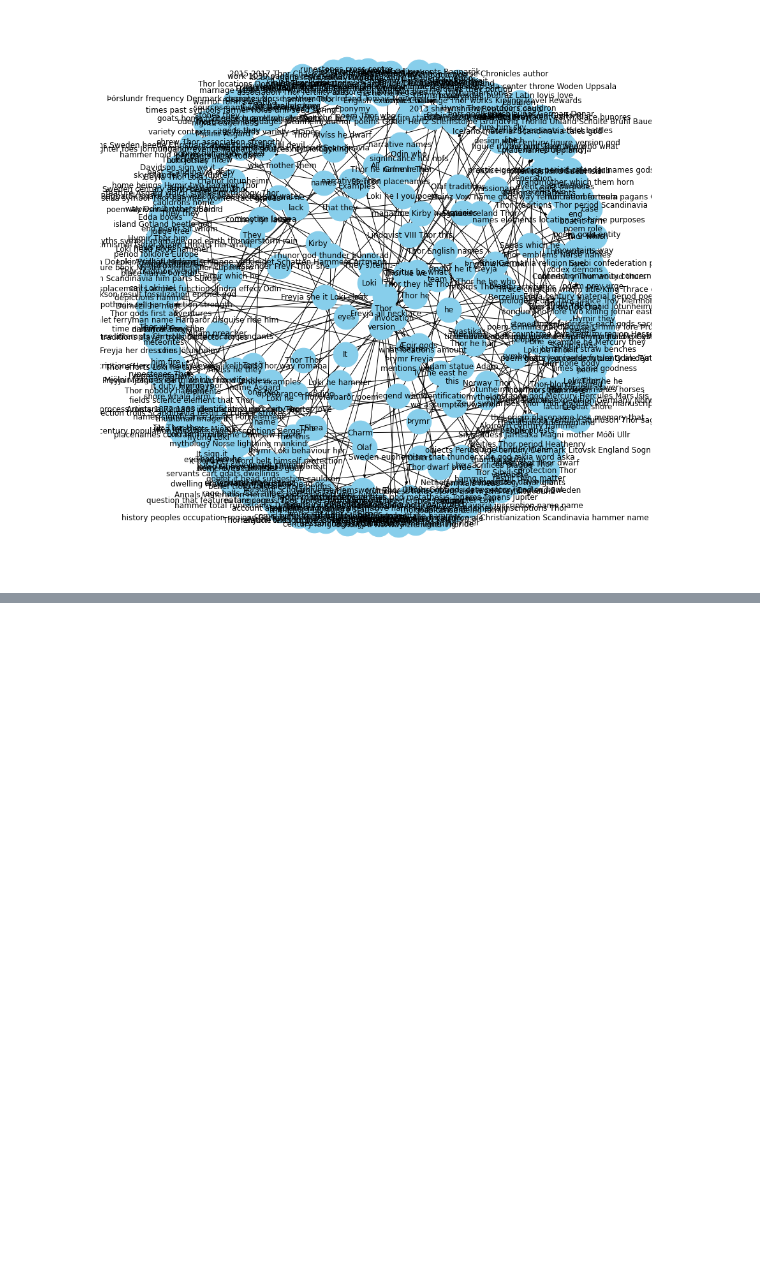
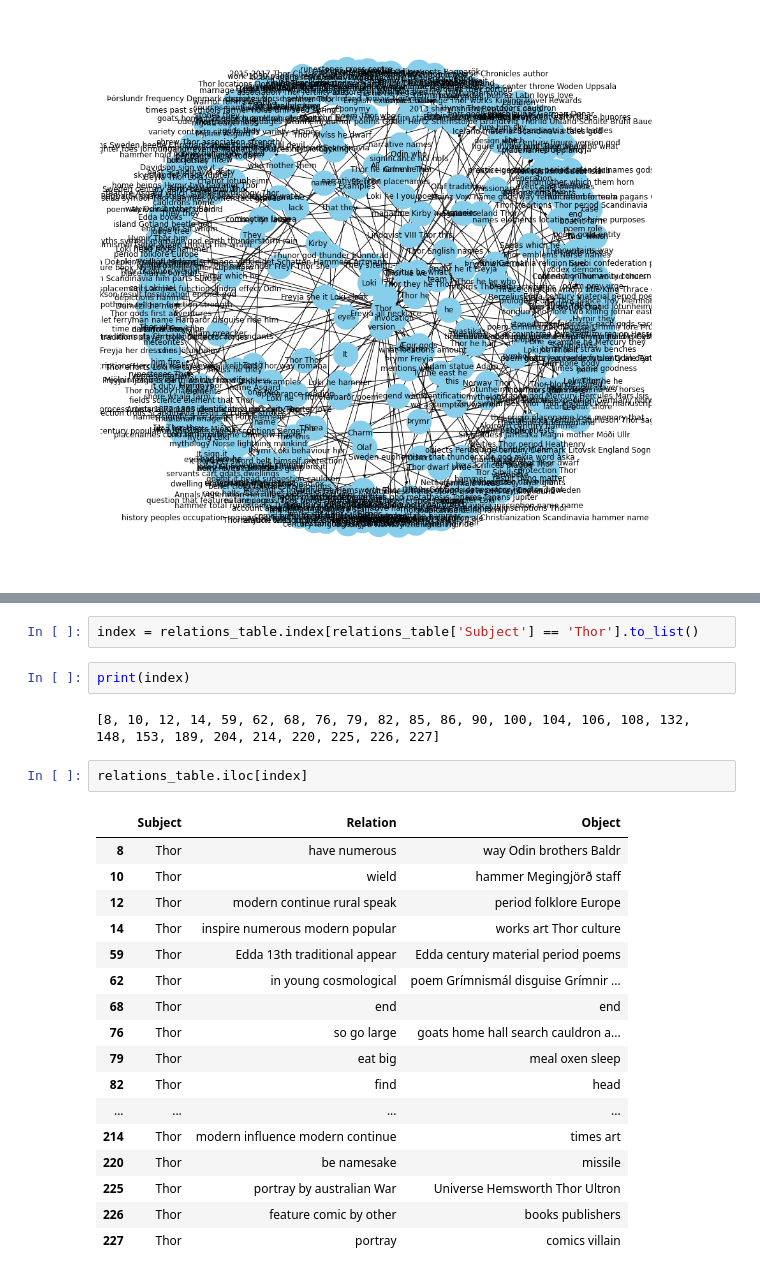
Before and after one commit to deepankar5/-Triplet-Extractor-from-Wikipedia-page, a Jupyter notebook: triple_extaction.ipynb, the cells around one changed output, grey strips where cells are left out. Drawn from its saved outputs; the diff is of its cells as text; blank space fills up the shorter version.

```diff
--- a/triple_extaction.ipynb
+++ b/triple_extaction.ipynb
@@ -145,0 +155,26 @@ plt.show()
+# %%
+index = relations_table.index[relations_table['Subject'] == 'Thor'].to_list()
+# %%
+print(index)
+# %% [output]
+[8, 10, 12, 14, 59, 62, 68, 76, 79, 82, 85, 86, 90, 100, 104, 106, 108, 132, 148, 153, 189, 204, 214, 220, 225, 226, 227]
+# %%
+relations_table.iloc[index]
+# %% [output]
+|  | Subject | Relation | Object |
+| 8 | Thor | have numerous | way Odin brothers Baldr |
+| 10 | Thor | wield | hammer Megingjörð staff |
+| 12 | Thor | modern continue rural speak | period folklore Europe |
+| 14 | Thor | inspire numerous modern popular | works art Thor culture |
+| 59 | Thor | Edda 13th traditional appear | Edda century material period poems |
+| 62 | Thor | in young cosmological | poem Grímnismál disguise Grímnir ... |
+| 68 | Thor | end | end |
+| 76 | Thor | so go large | goats home hall search cauldron a... |
+| 79 | Thor | eat big | meal oxen sleep |
+| 82 | Thor | find | head |
+| ... | ... | ... | ... |
+| 214 | Thor | modern influence modern continue | times art |
+| 220 | Thor | be namesake | missile |
+| 225 | Thor | portray by australian War | Universe Hemsworth Thor Ultron |
+| 226 | Thor | feature comic by other | books publishers |
+| 227 | Thor | portray | comics villain |
```
Also changed, not shown: parts of 2 cells of this notebook.
